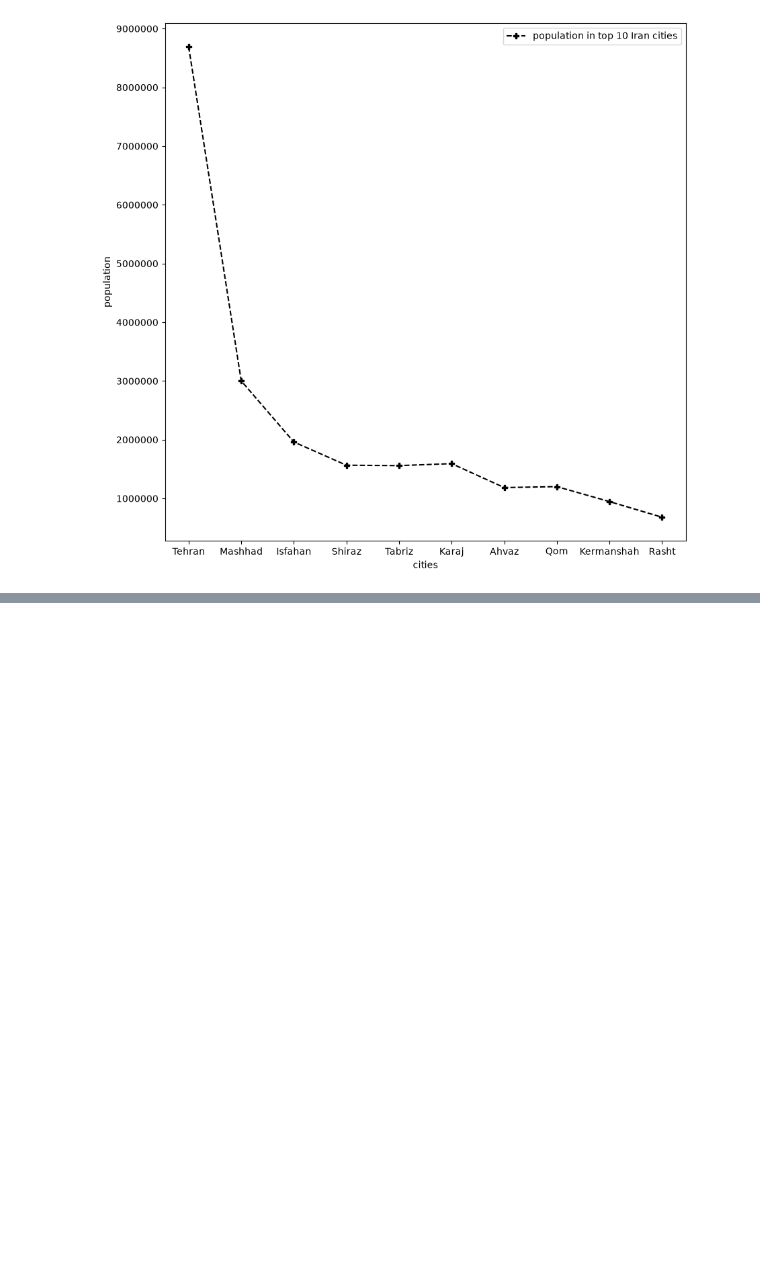
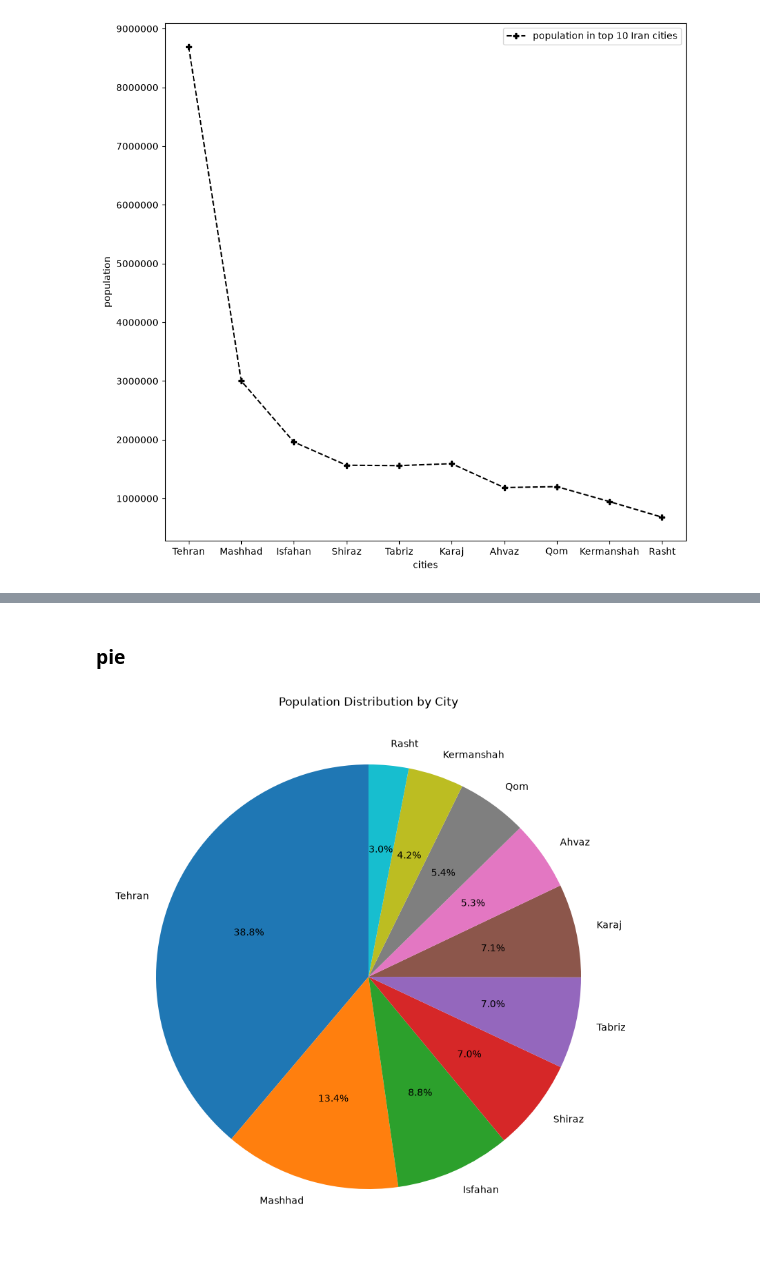
Before and after one commit to MohammadHosein8998/iran_citites_population, a Jupyter notebook: sample.ipynb, the cells around one changed output, grey strips where cells are left out. Saved outputs shown, nothing was run; the diff lists cells and outputs as text; code cells hidden in the pictures; blank space fills up the shorter version.

```diff
--- a/sample.ipynb
+++ b/sample.ipynb
@@ -90,0 +129,16 @@ plt.show()
+# %% [markdown]
+### pie
+# %%
+plt.figure(figsize=(10, 10))
+plt.pie(population, labels=cities , autopct="%1.1f%%" , startangle=90 )
+
+plt.title("Population Distribution by City")
+# formatter.set_scientific(False)
+# plt.gca().get_yaxis().set_major_formatter(formatter)
+
+# plt.xlabel("cities")
+# plt.ylabel("population")
+# plt.legend(loc="upper right")
+plt.show()
+# %% [output]
+[figure, added]
```
Also changed, not shown: parts of 12 cells of this notebook.
